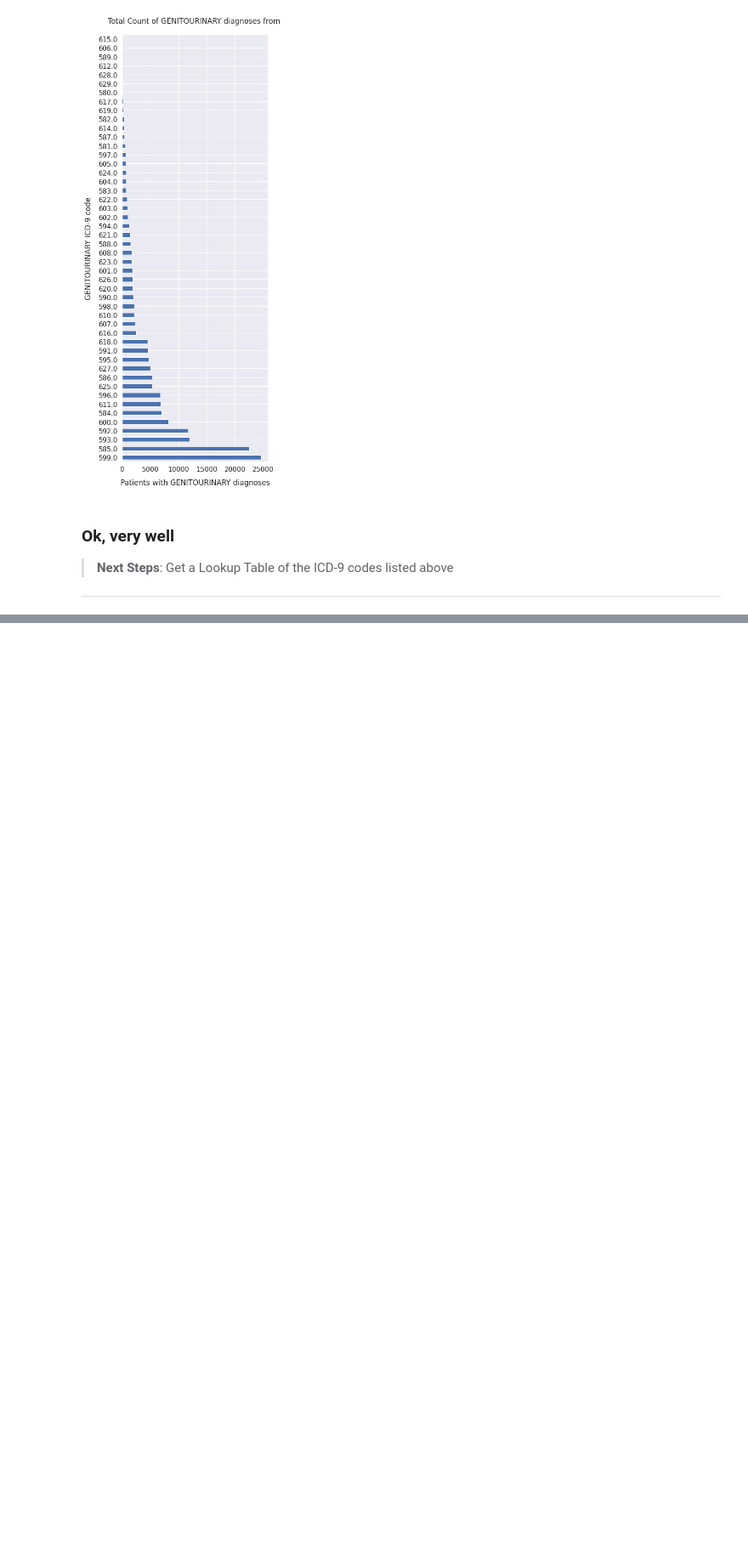
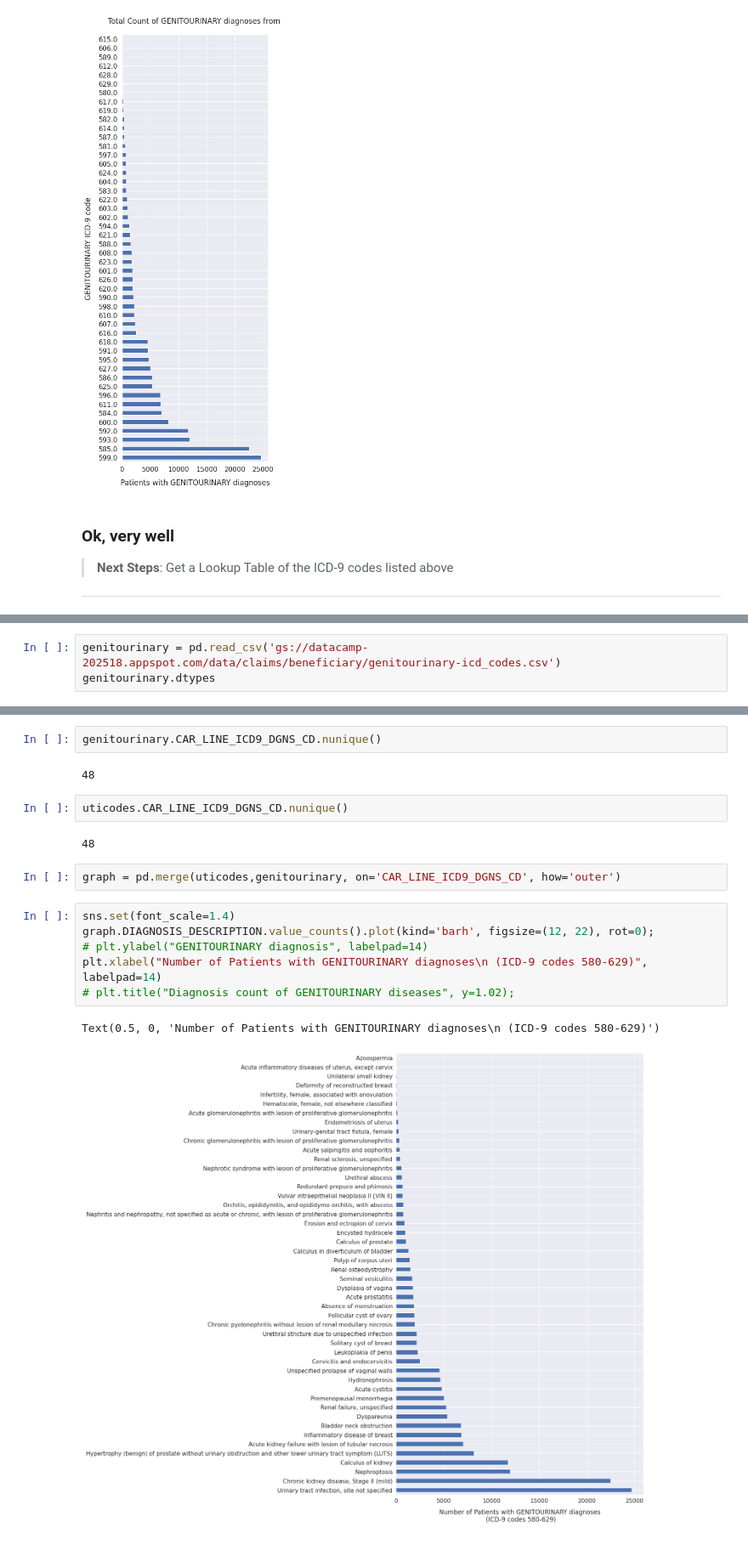
Before and after one commit to xthomas/dataviz, a Jupyter notebook: uti-claims/Beneficiary Summary Discovery.ipynb, the cells around one changed output, grey strips where cells are left out. Shown at 85% size. Cells and saved outputs as stored; diff of their text form; blank space fills up the shorter version.

```diff
--- a/uti-claims/Beneficiary Summary Discovery.ipynb
+++ b/uti-claims/Beneficiary Summary Discovery.ipynb
@@ -245,0 +232,3 @@ plt.title("Total Count of GENITOURINARY diagnoses from ", y=1.02);
+# %%
+genitourinary = pd.read_csv('gs://datacamp-202518.appspot.com/data/claims/beneficiary/genitourinary-icd_codes.csv')
+genitourinary.dtypes
@@ -245,0 +254,19 @@ plt.title("Total Count of GENITOURINARY diagnoses from ", y=1.02);
+# %%
+genitourinary.CAR_LINE_ICD9_DGNS_CD.nunique()
+# %% [output]
+48
+# %%
+uticodes.CAR_LINE_ICD9_DGNS_CD.nunique()
+# %% [output]
+48
+# %%
+graph = pd.merge(uticodes,genitourinary, on='CAR_LINE_ICD9_DGNS_CD', how='outer')
+# %%
+sns.set(font_scale=1.4)
+graph.DIAGNOSIS_DESCRIPTION.value_counts().plot(kind='barh', figsize=(12, 22), rot=0);
+# plt.ylabel("GENITOURINARY diagnosis", labelpad=14)
+plt.xlabel("Number of Patients with GENITOURINARY diagnoses\n (ICD-9 codes 580-629)", labelpad=14)
+# plt.title("Diagnosis count of GENITOURINARY diseases", y=1.02);
+# %% [output]
+Text(0.5, 0, 'Number of Patients with GENITOURINARY diagnoses\n (ICD-9 codes 580-629)')
+[figure, added]
```
Also changed, not shown: parts of 5 cells of this notebook, 1 other file.
